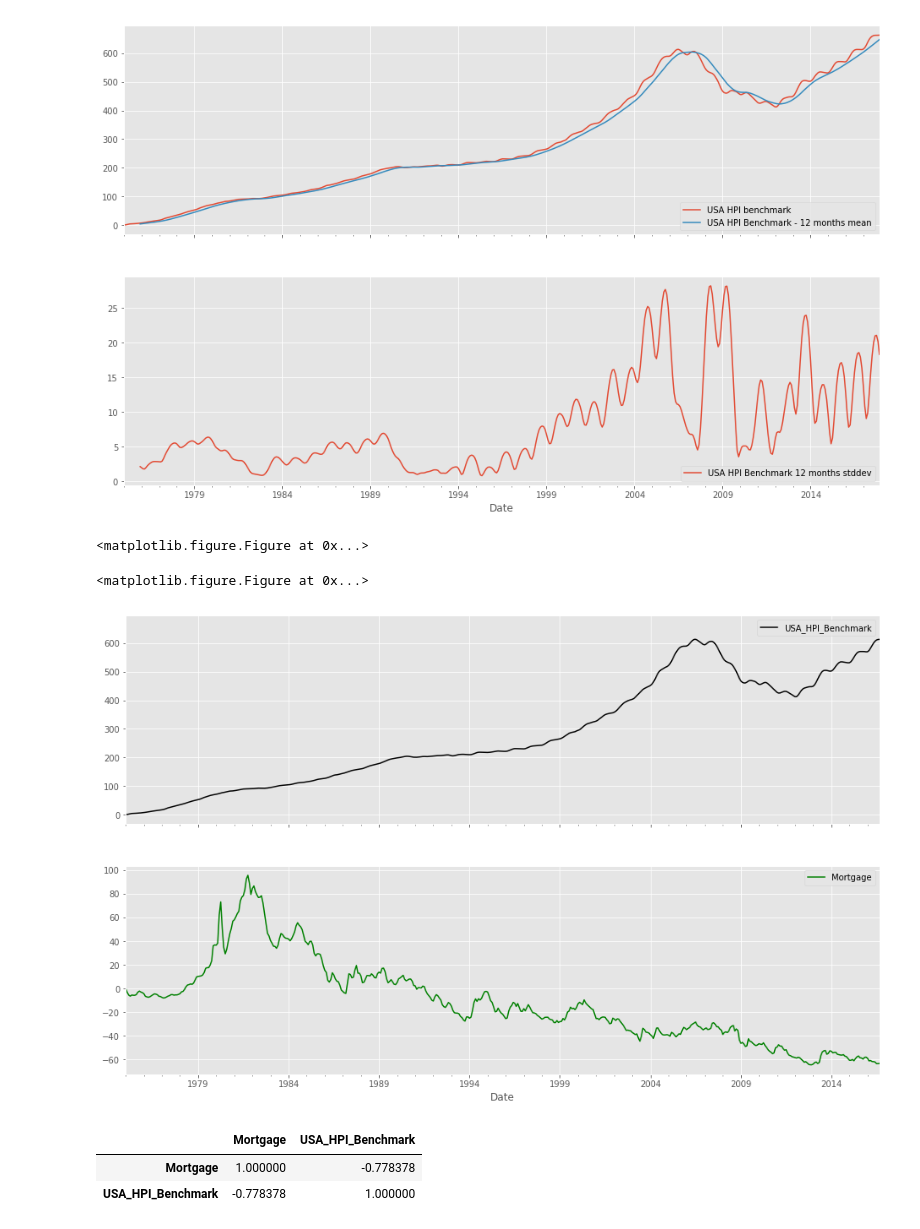
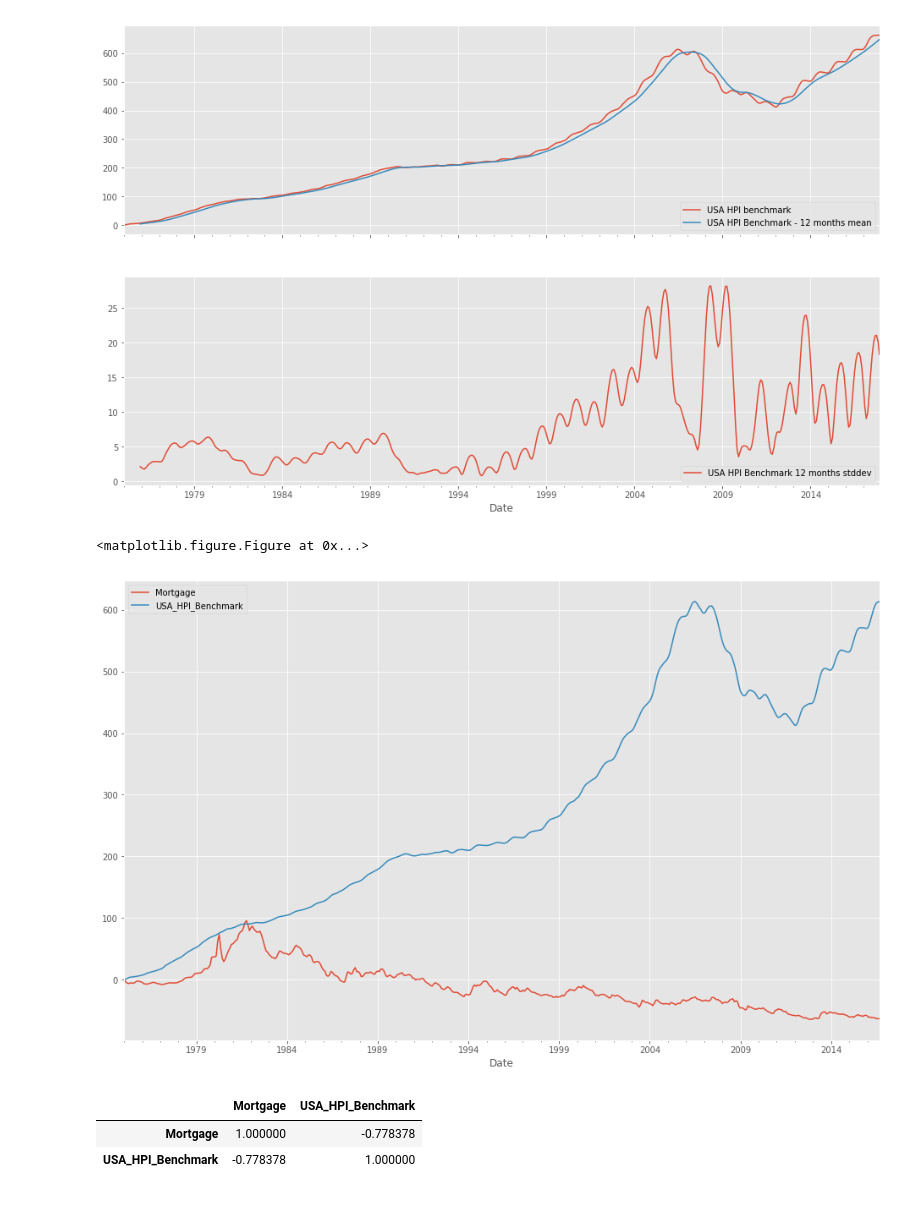
Before and after one commit to davidcampelo/data-science-tests, a Jupyter notebook: 3 - Pandas housing prices analysis.ipynb, the cells around one changed output. Saved outputs shown, nothing was run; the diff lists cells and outputs as text; code cells hidden in the pictures.

```diff
--- a/3 - Pandas housing prices analysis.ipynb
+++ b/3 - Pandas housing prices analysis.ipynb
@@ -307,28 +308,26 @@ plt.show()
 <matplotlib.figure.Figure at 0x...>
 [figure]
 # %%
+# Draw graphs of Mortgage rates/USA HPI Benchmark and checking Correlation
 df_mortgage = get_mortgage_rates()
 df_benchmark = get_hpi_benchmark()
 
 plt.clf()
 
 fig = plt.figure(figsize=(16,10))
-ax1 = plt.subplot2grid((2,1), (0,0))
-ax2 = plt.subplot2grid((2,1), (1,0), sharex=ax1)
-
-df_benchmark.plot(ax=ax1, c='k')
-df_mortgage.plot(ax=ax2, c='g')
-
-plt.show()
+ax1 = plt.subplot2grid((1,1), (0,0))
 
 # Joining data to run the correlation
 df_joined = df_mortgage.join(df_benchmark)
 # Graphically we see it's a pretty negative correlation, but how much?
+df_joined.plot(ax=ax1)
+
+plt.show()
+
 df_joined.corr()
 # %% [output]
 <matplotlib.figure.Figure at 0x...>
-<matplotlib.figure.Figure at 0x...>
-[figure, old version]
+[figure, new version]
 |  | Mortgage | USA_HPI_Benchmark |
 | Mortgage | 1.000000 | -0.778378 |
 | USA_HPI_Benchmark | -0.778378 | 1.000000 |
```
Also changed, not shown: parts of 4 cells of this notebook, 1 other file.
